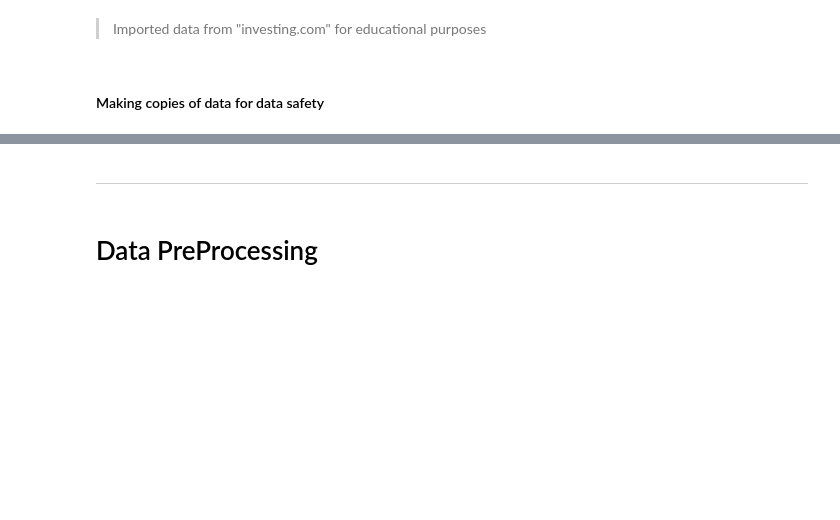
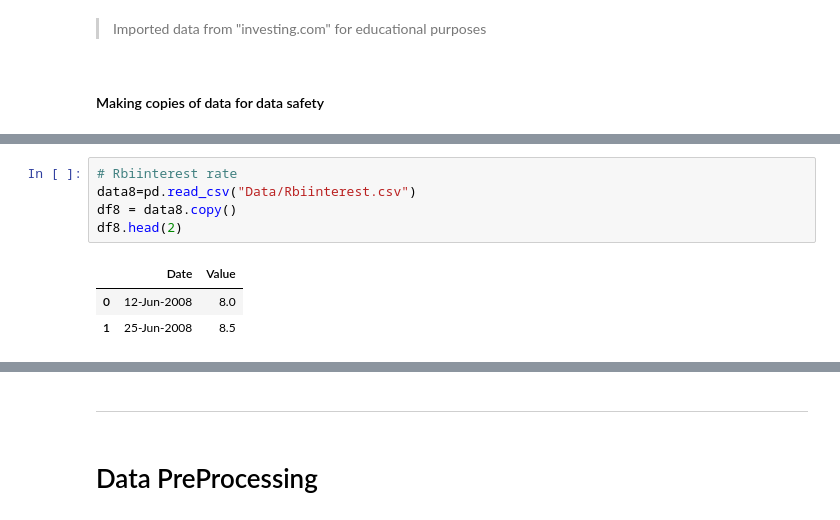
Before and after one commit to albertodavincishekhawat/IndiaVIXanalysis, a Jupyter notebook: AnalysingIndiaVIXdata.ipynb, the cells around one changed output, grey strips where cells are left out. Drawn from its saved outputs; the diff is of its cells as text; blank space fills up the shorter version.

Commit message:
interest rates added

```diff
--- a/AnalysingIndiaVIXdata.ipynb
+++ b/AnalysingIndiaVIXdata.ipynb
@@ -65,3 +112,12 @@ df2.head(2)
 |  | Date | Price | Open | High | Low | Vol. | Change % |
 | 0 | 01/01/2008 | 6,144.35 | 6,136.75 | 6,165.35 | 6,109.85 | 81.31B | 0.09% |
 | 1 | 01/02/2008 | 6,179.40 | 6,144.70 | 6,197.00 | 6,060.85 | 110.35B | 0.57% |
+# %%
+# Rbiinterest rate
+data8=pd.read_csv("Data/Rbiinterest.csv")
+df8 = data8.copy()
+df8.head(2)
+# %% [output]
+|  | Date | Value |
+| 0 | 12-Jun-2008 | 8.0 |
+| 1 | 25-Jun-2008 | 8.5 |
```
Also changed, not shown: parts of 10 cells of this notebook, 3 other files.
